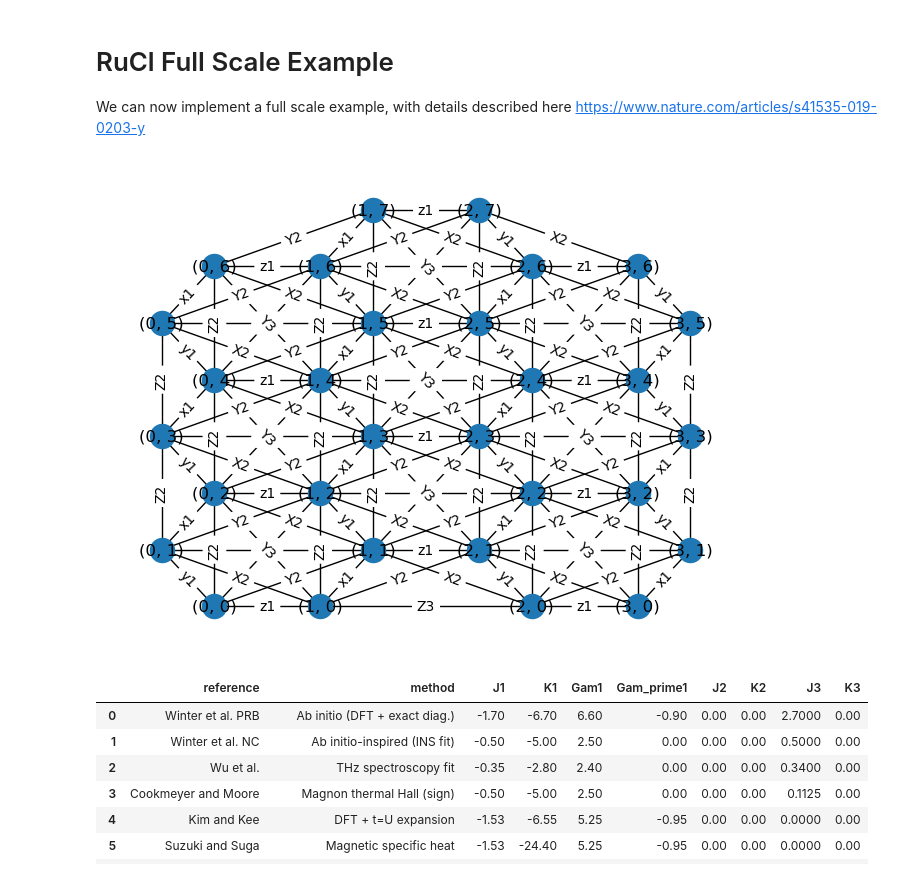
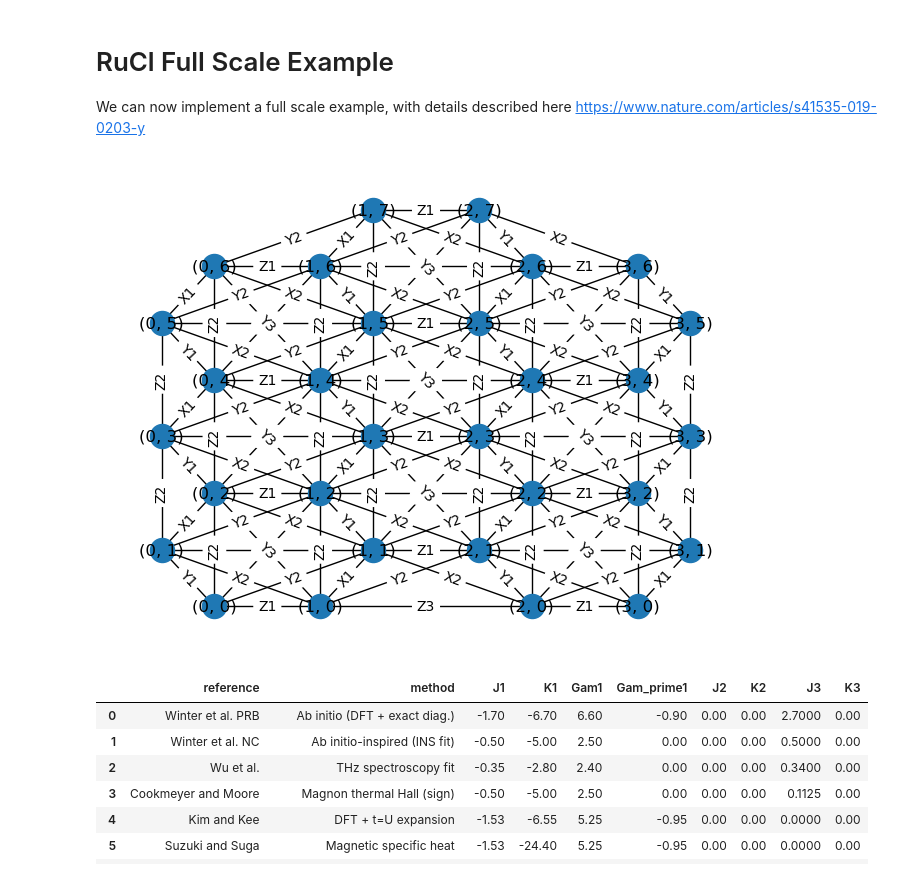
Before and after one commit to lanl-ansi/qc-applications, a Jupyter notebook: notebooks/RuClExample.ipynb, the cells around one changed output. Cells and saved outputs as stored; diff of their text form; code cells hidden in the pictures.

Commit message:
added default args to assign_hexagon_labels, removed the commented code for  plotting for qsp, made the labels uppercase

```diff
--- a/notebooks/RuClExample.ipynb
+++ b/notebooks/RuClExample.ipynb
@@ -228,36 +228,36 @@ def estimate_trotter(openfermion_hamiltonian,timesteps, energy_precision, outdir
 # %%
 def assign_hexagon_labels_rucl(g):
 
-    assign_hexagon_labels(g, 'x1', 'y1', 'z1')
+    assign_hexagon_labels(g, 'X1', 'Y1', 'Z1')
 
     #Adding next nearest and next-next nearest neighbor edges and labels
     for n in g.nodes:
         r,c = n
 
         #next nearest neighbors
         if (r, c+2) in g:
             g.add_edge(n, (r, c+2), label = 'Z2')
         if (r+1, c+1) in g:
             g.add_edge(n, (r+1, c+1), label = "Y2")
         if (r-1, c+1) in g:
             g.add_edge(n, (r-1, c+1), label = "X2")
 
         #next-next nearest neighbors
         if (r+1, c) in g and not ((n, (r+1, c)) in g.edges):
             g.add_edge(n, (r+1,c), label = "Z3")
         if (r+1, c+2) in g and (r + c)%2 == 0:
             g.add_edge(n, (r+1, c+2), label="X3")
         if (r-1, c+2) in g and (r + c)%2 == 1:
             g.add_edge(n, (r-1, c+2), label="Y3")
 
 g_rucl = hexagonal_lattice_graph(3,3)
 pos = nx.get_node_attributes(g_rucl, 'pos')
 assign_hexagon_labels_rucl(g_rucl)
 edge_labels = dict([((n1, n2), d['label']) for n1, n2, d in g_rucl.edges(data=True)]);
 nx.draw(g_rucl, pos, with_labels=True)
 nx.draw_networkx_edge_labels(g_rucl, pos,edge_labels = edge_labels);
 # %% [output]
-[figure, old version]
+[figure, new version]
 # %%
 rucl_references = ["Winter et al. PRB", "Winter et al. NC", "Wu et al.", "Cookmeyer and Moore", "Kim and Kee", "Suzuki and Suga",
               "Yadav et al.", "Ran et al.", "Hou et al.", "Wang et al.", "Eichstaedt et al.", "Eichstaedt et al.",
```
Also changed, not shown: parts of 3 cells of this notebook, 1 other file.
